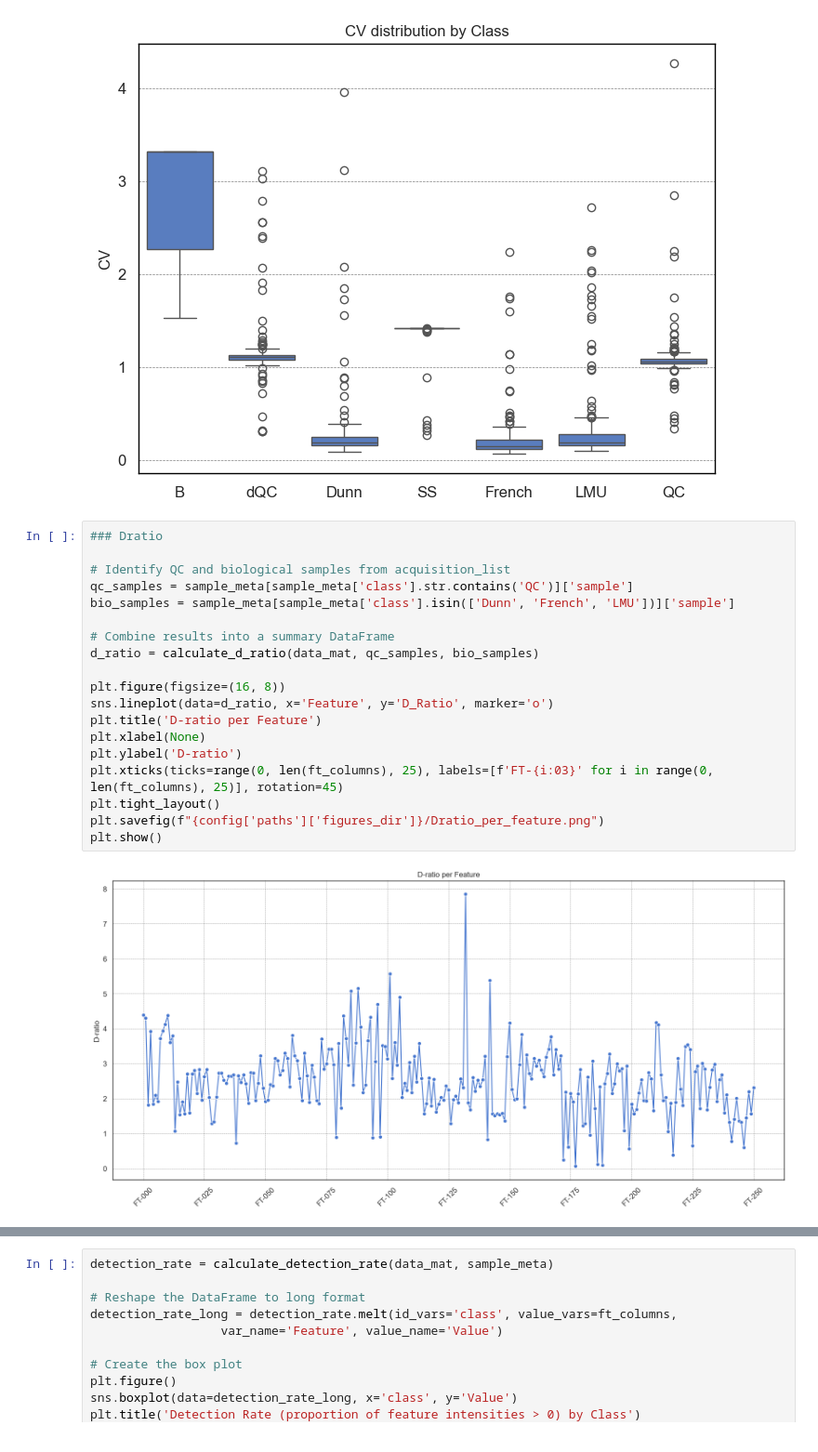
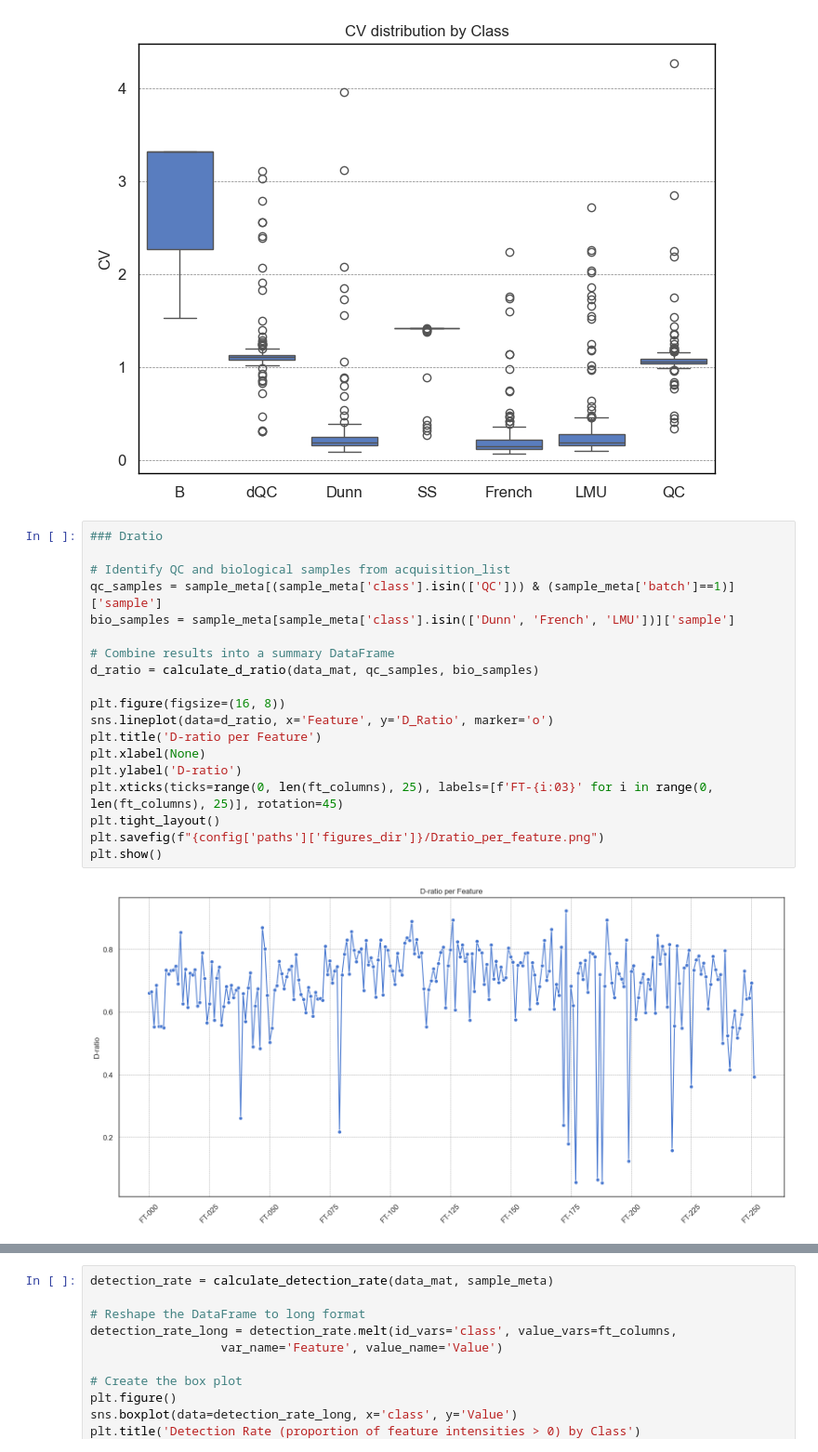
Before and after one commit to AliSaadatV/glycan_analysis, a Jupyter notebook: task1/notebooks/01_EDA.ipynb, the cells around one changed output, grey strips where cells are left out. Shown at 93% size. Saved outputs shown, nothing was run; the diff lists cells and outputs as text.

```diff
--- a/task1/notebooks/01_EDA.ipynb
+++ b/task1/notebooks/01_EDA.ipynb
@@ -165,21 +165,21 @@ plt.show()
 # %%
 ### Dratio
 
 # Identify QC and biological samples from acquisition_list
-qc_samples = sample_meta[sample_meta['class'].str.contains('QC')]['sample']
+qc_samples = sample_meta[(sample_meta['class'].isin(['QC'])) & (sample_meta['batch']==1)]['sample']
 bio_samples = sample_meta[sample_meta['class'].isin(['Dunn', 'French', 'LMU'])]['sample']
 
 # Combine results into a summary DataFrame
 d_ratio = calculate_d_ratio(data_mat, qc_samples, bio_samples)
 
 plt.figure(figsize=(16, 8))
 sns.lineplot(data=d_ratio, x='Feature', y='D_Ratio', marker='o')
 plt.title('D-ratio per Feature')
 plt.xlabel(None)
 plt.ylabel('D-ratio')
 plt.xticks(ticks=range(0, len(ft_columns), 25), labels=[f'FT-{i:03}' for i in range(0, len(ft_columns), 25)], rotation=45)
 plt.tight_layout()
 plt.savefig(f"{config['paths']['figures_dir']}/Dratio_per_feature.png")
 plt.show()
 # %% [output]
-[figure, old version]
+[figure, new version]
```
Also changed, not shown: parts of 5 cells of this notebook, 3 other files.
